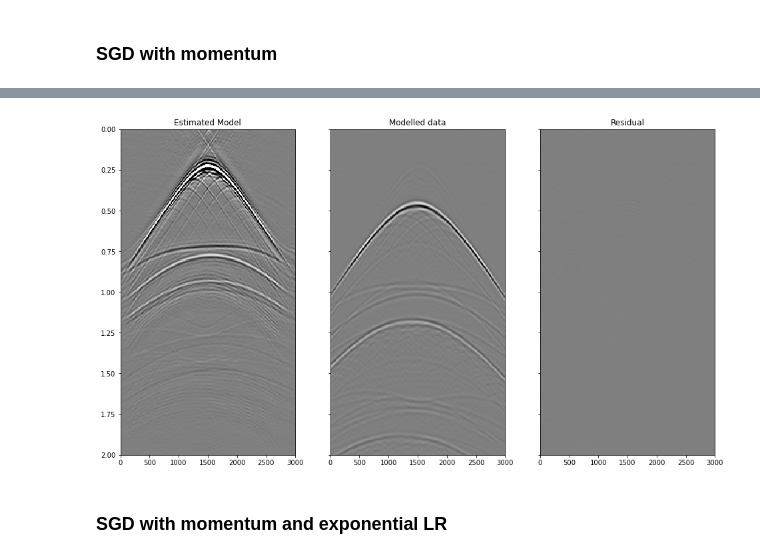
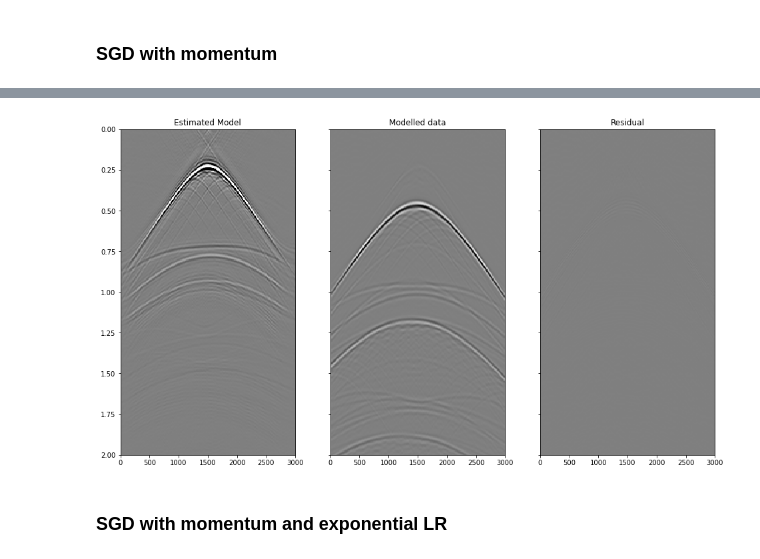
Before and after one commit to DIG-Kaust/MDD-StochasticSolvers, a Jupyter notebook: WavefieldSeparation-dipping_MDD_stochastic_singlesource.ipynb, the cells around one changed output, grey strips where cells are left out. Saved outputs shown, nothing was run; the diff lists cells and outputs as text; code cells hidden in the pictures.

```diff
--- a/WavefieldSeparation-dipping_MDD_stochastic_singlesource.ipynb
+++ b/WavefieldSeparation-dipping_MDD_stochastic_singlesource.ipynb
@@ -466,20 +553,20 @@ epoch:  20, loss : 6.0696e-05, loss avg : 6.1589e-05
 # %%
 fig, (ax1, ax2, ax3) = plt.subplots(1,3, sharey=True, figsize=(16, 9))
 ax1.imshow(model.detach().numpy(), aspect='auto', interpolation='nearest', cmap='gray',
-           vmin=-1e-3, vmax=1e-3,
+           vmin=-0.2*np.abs(R).max(), vmax=0.2*np.abs(R).max(),
            extent = (r[0, 0], r[0,-1], t[-1], t[0]))
 ax1.set_title('Estimated Model')
 ax2.imshow(dmod.detach().numpy(), aspect='auto', interpolation='nearest', cmap='gray',
            vmin=-pup.detach().numpy().max(), vmax=pup.detach().numpy().max(),
            extent = (r[0, 0], r[0,-1], t[-1], t[0]))
 ax2.set_title('Modelled data')
 ax3.imshow((dmod-pup).detach().numpy(), aspect='auto', interpolation='nearest', cmap='gray',
            vmin=-pup.detach().numpy().max(), vmax=pup.detach().numpy().max(),
            extent = (r[0, 0], r[0,-1], t[-1], t[0]))
 ax3.set_title('Residual')
 ax3.set_ylim(2, 0);
 # %% [output]
-[figure, old version]
+[figure, new version]
 # %% [markdown]
 ### SGD with momentum and exponential LR
 # %%
```
Also changed, not shown: parts of 27 cells of this notebook, 5 other files.
